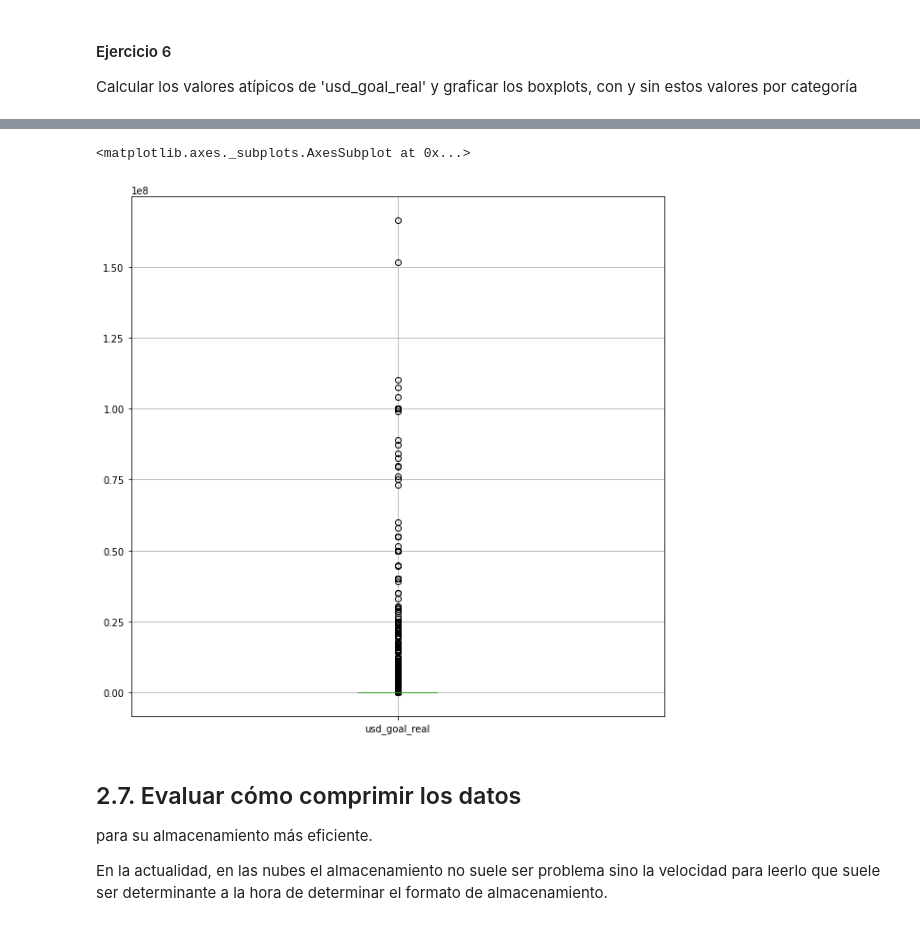
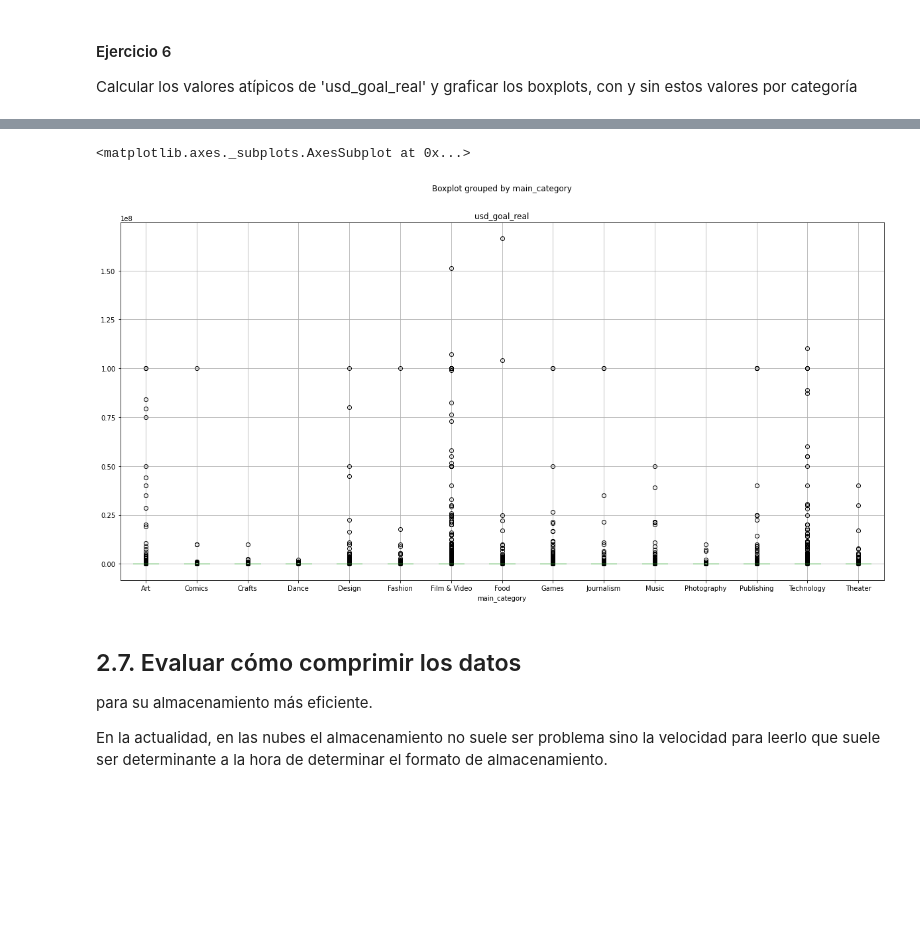
Before and after one commit to na1988/diplodatos-grupo-5, a Jupyter notebook: Analisis_y_curacion/nb incompletas/limpieza_narregui.ipynb, the cells around one changed output, grey strips where cells are left out. Drawn from its saved outputs; the diff is of its cells as text; code cells hidden in the pictures; blank space fills up the shorter version.

```diff
--- a/Analisis_y_curacion/nb incompletas/limpieza_narregui.ipynb
+++ b/Analisis_y_curacion/nb incompletas/limpieza_narregui.ipynb
@@ -734,9 +801,9 @@ kickstarter_2018.drop(outliers.index).boxplot(column='usd_goal_real', figsize=[1
 # %%
 #Con outliers
-kickstarter_2018.boxplot(column='usd_goal_real',figsize=[10,10])
+kickstarter_2018.boxplot(column='usd_goal_real',by='main_category',figsize=[20,10])
 # %% [output]
 <matplotlib.axes._subplots.AxesSubplot at 0x...>
-[figure, old version]
+[figure, new version]
 # %% [markdown]
 ## 2.7. Evaluar cómo comprimir los datos
 para su almacenamiento más eficiente.
```
Also changed, not shown: parts of 8 cells of this notebook.
